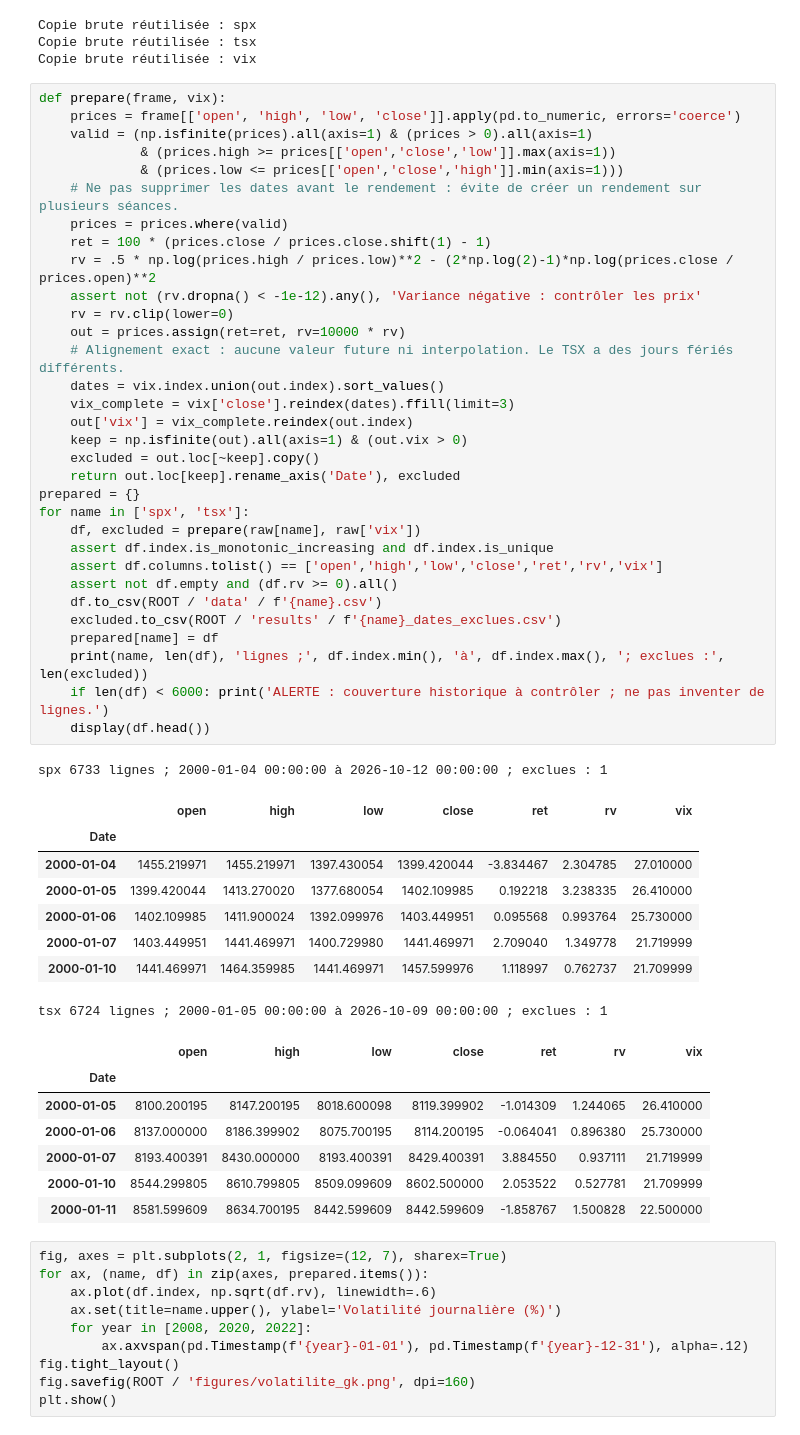
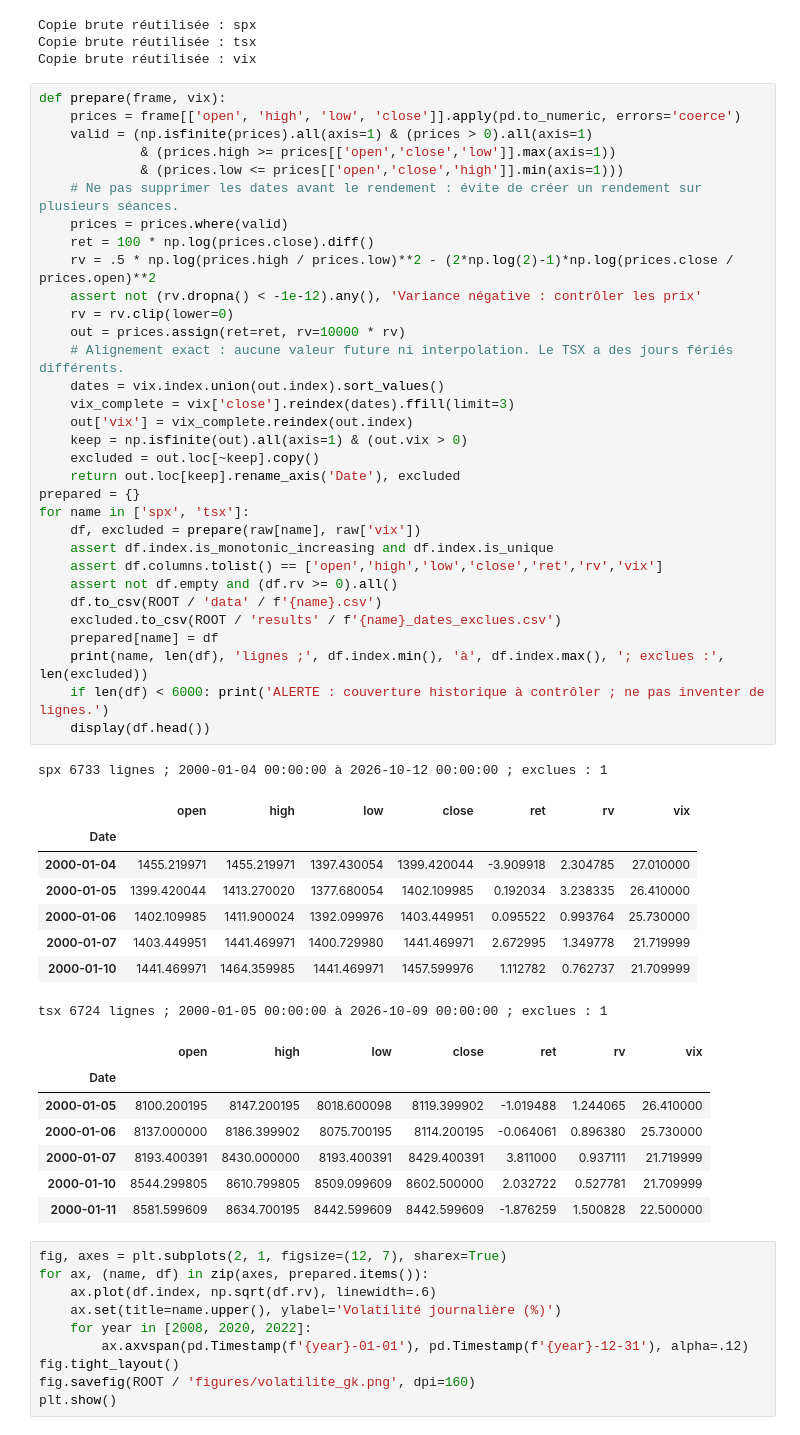
Before and after one commit to syrine1O/ml-finance-project, a Jupyter notebook: notebooks/01_donnees.ipynb, the cells around one changed output. Cells and saved outputs as stored; diff of their text form.

```diff
--- a/notebooks/01_donnees.ipynb
+++ b/notebooks/01_donnees.ipynb
@@ -55,47 +55,47 @@ def prepare(frame, vix):
              & (prices.low <= prices[['open','close','high']].min(axis=1)))
     # Ne pas supprimer les dates avant le rendement : évite de créer un rendement sur plusieurs séances.
     prices = prices.where(valid)
-    ret = 100 * (prices.close / prices.close.shift(1) - 1)
+    ret = 100 * np.log(prices.close).diff()
     rv = .5 * np.log(prices.high / prices.low)**2 - (2*np.log(2)-1)*np.log(prices.close / prices.open)**2
     assert not (rv.dropna() < -1e-12).any(), 'Variance négative : contrôler les prix'
     rv = rv.clip(lower=0)
     out = prices.assign(ret=ret, rv=10000 * rv)
     # Alignement exact : aucune valeur future ni interpolation. Le TSX a des jours fériés différents.
     dates = vix.index.union(out.index).sort_values()
     vix_complete = vix['close'].reindex(dates).ffill(limit=3)
     out['vix'] = vix_complete.reindex(out.index)
     keep = np.isfinite(out).all(axis=1) & (out.vix > 0)
     excluded = out.loc[~keep].copy()
     return out.loc[keep].rename_axis('Date'), excluded
 prepared = {}
 for name in ['spx', 'tsx']:
     df, excluded = prepare(raw[name], raw['vix'])
     assert df.index.is_monotonic_increasing and df.index.is_unique
     assert df.columns.tolist() == ['open','high','low','close','ret','rv','vix']
     assert not df.empty and (df.rv >= 0).all()
     df.to_csv(ROOT / 'data' / f'{name}.csv')
     excluded.to_csv(ROOT / 'results' / f'{name}_dates_exclues.csv')
     prepared[name] = df
     print(name, len(df), 'lignes ;', df.index.min(), 'à', df.index.max(), '; exclues :', len(excluded))
     if len(df) < 6000: print('ALERTE : couverture historique à contrôler ; ne pas inventer de lignes.')
     display(df.head())
 # %% [output]
 spx 6733 lignes ; 2000-01-04 00:00:00 à 2026-10-12 00:00:00 ; exclues : 1
 |  | open | high | low | close | ret | rv | vix |
 | Date |  |  |  |  |  |  |  |
-| 2000-01-04 | 1455.219971 | 1455.219971 | 1397.430054 | 1399.420044 | -3.834467 | 2.304785 | 27.010000 |
-| 2000-01-05 | 1399.420044 | 1413.270020 | 1377.680054 | 1402.109985 | 0.192218 | 3.238335 | 26.410000 |
-| 2000-01-06 | 1402.109985 | 1411.900024 | 1392.099976 | 1403.449951 | 0.095568 | 0.993764 | 25.730000 |
-| 2000-01-07 | 1403.449951 | 1441.469971 | 1400.729980 | 1441.469971 | 2.709040 | 1.349778 | 21.719999 |
-| 2000-01-10 | 1441.469971 | 1464.359985 | 1441.469971 | 1457.599976 | 1.118997 | 0.762737 | 21.709999 |
+| 2000-01-04 | 1455.219971 | 1455.219971 | 1397.430054 | 1399.420044 | -3.909918 | 2.304785 | 27.010000 |
+| 2000-01-05 | 1399.420044 | 1413.270020 | 1377.680054 | 1402.109985 | 0.192034 | 3.238335 | 26.410000 |
+| 2000-01-06 | 1402.109985 | 1411.900024 | 1392.099976 | 1403.449951 | 0.095522 | 0.993764 | 25.730000 |
+| 2000-01-07 | 1403.449951 | 1441.469971 | 1400.729980 | 1441.469971 | 2.672995 | 1.349778 | 21.719999 |
+| 2000-01-10 | 1441.469971 | 1464.359985 | 1441.469971 | 1457.599976 | 1.112782 | 0.762737 | 21.709999 |
 tsx 6724 lignes ; 2000-01-05 00:00:00 à 2026-10-09 00:00:00 ; exclues : 1
 |  | open | high | low | close | ret | rv | vix |
 | Date |  |  |  |  |  |  |  |
-| 2000-01-05 | 8100.200195 | 8147.200195 | 8018.600098 | 8119.399902 | -1.014309 | 1.244065 | 26.410000 |
-| 2000-01-06 | 8137.000000 | 8186.399902 | 8075.700195 | 8114.200195 | -0.064041 | 0.896380 | 25.730000 |
-| 2000-01-07 | 8193.400391 | 8430.000000 | 8193.400391 | 8429.400391 | 3.884550 | 0.937111 | 21.719999 |
-| 2000-01-10 | 8544.299805 | 8610.799805 | 8509.099609 | 8602.500000 | 2.053522 | 0.527781 | 21.709999 |
-| 2000-01-11 | 8581.599609 | 8634.700195 | 8442.599609 | 8442.599609 | -1.858767 | 1.500828 | 22.500000 |
+| 2000-01-05 | 8100.200195 | 8147.200195 | 8018.600098 | 8119.399902 | -1.019488 | 1.244065 | 26.410000 |
+| 2000-01-06 | 8137.000000 | 8186.399902 | 8075.700195 | 8114.200195 | -0.064061 | 0.896380 | 25.730000 |
+| 2000-01-07 | 8193.400391 | 8430.000000 | 8193.400391 | 8429.400391 | 3.811000 | 0.937111 | 21.719999 |
+| 2000-01-10 | 8544.299805 | 8610.799805 | 8509.099609 | 8602.500000 | 2.032722 | 0.527781 | 21.709999 |
+| 2000-01-11 | 8581.599609 | 8634.700195 | 8442.599609 | 8442.599609 | -1.876259 | 1.500828 | 22.500000 |
 # %%
 fig, axes = plt.subplots(2, 1, figsize=(12, 7), sharex=True)
 for ax, (name, df) in zip(axes, prepared.items()):
```
Also changed, not shown: 2 other files.
